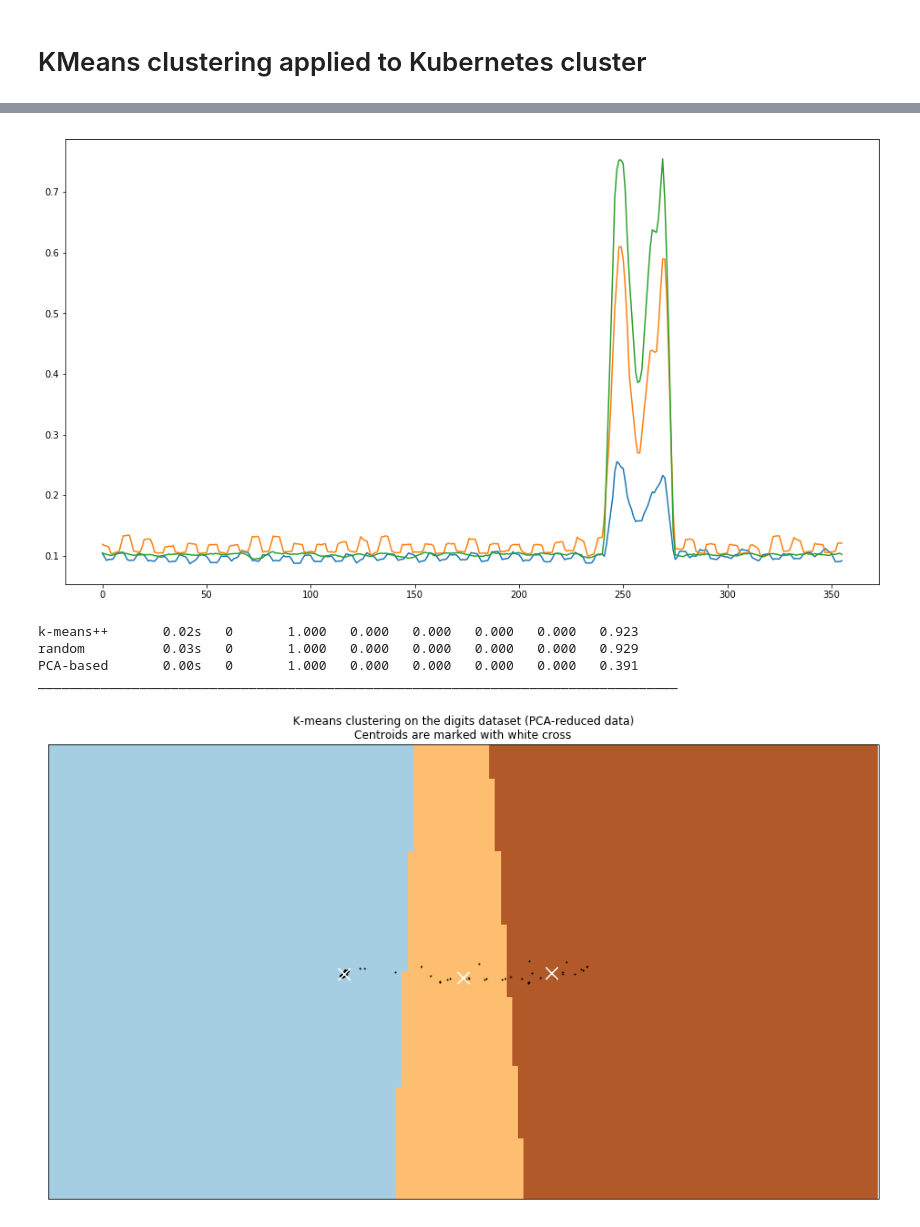
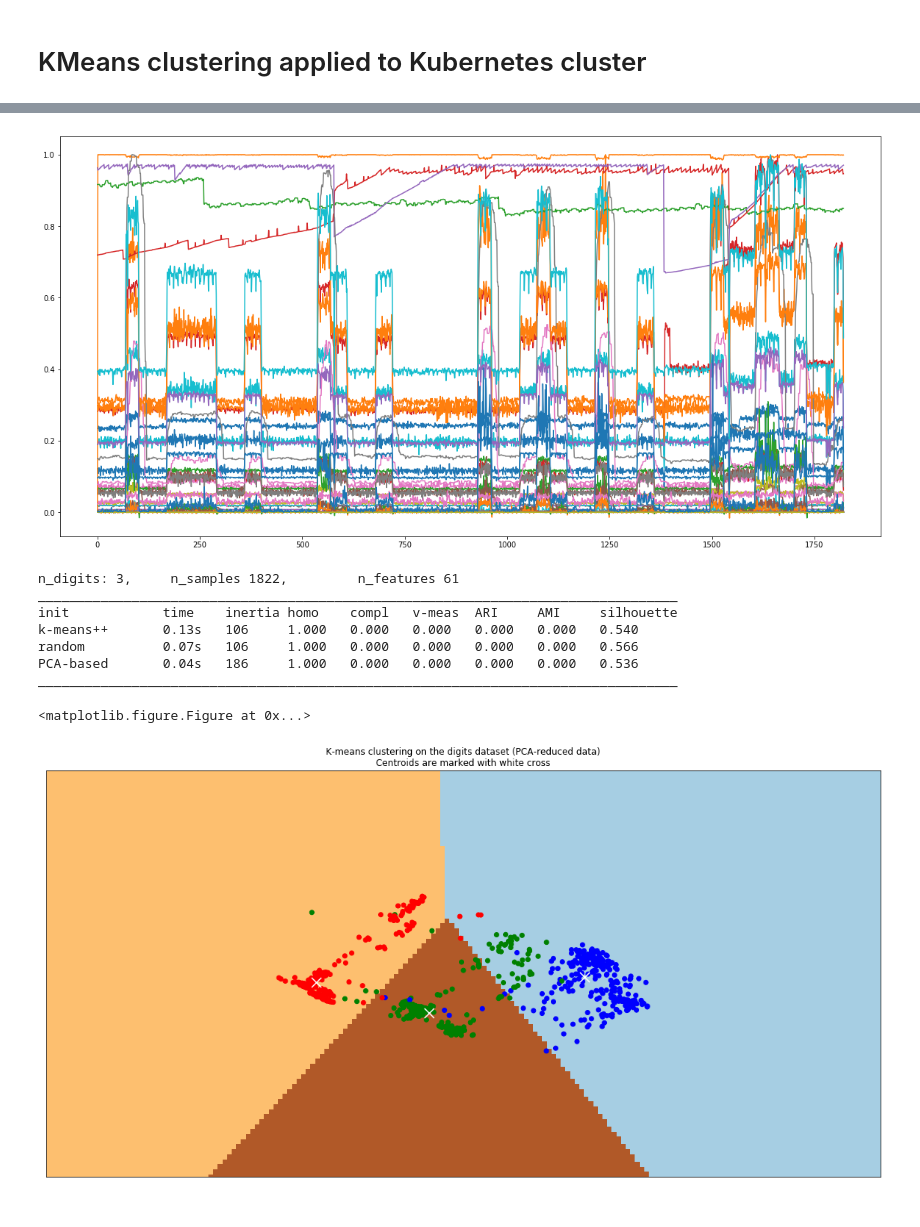
Before and after one commit to jakoblindqvist/kube-learn, a Jupyter notebook: notebook/KMeans.ipynb, the cells around one changed output, grey strips where cells are left out. Cells and saved outputs as stored; diff of their text form; code cells hidden in the pictures.

```diff
--- a/notebook/KMeans.ipynb
+++ b/notebook/KMeans.ipynb
@@ -2,7 +2,5 @@
 # KMeans clustering applied to Kubernetes cluster
 # %%
 # Define external functions and set figure size
-%run influxdb-fetcher.py
-%pylab inline
-pylab.rcParams['figure.figsize'] = (16, 9)
+%run influx-fetcher.py
 # %% [output]
@@ -21,12 +106,14 @@ node_cpu_norm = getInfluxData('192.168.104.186', 'node_cpu_norm')
 # %%
 # Plot data from database
 import matplotlib.pyplot as plt
 import numpy as np
 data = np.array(node_cpu_norm)
+plt.figure(figsize=(20,10))
 plt.plot(node_cpu_norm)
+
 plt.show()
 # %% [output]
-[figure, old version]
+[figure, new version]
 # %%
 # Apply KMeans clustering and plot the PCA-reduced result
 from time import time
@@ -49,11 +136,10 @@ labels = []
 for i in range(0,n_samples):
     labels.append(0);
 
-# sample_size = 300
-# print("n_digits: %d, \t n_samples %d, \t n_features %d"
-#      % (n_digits, n_samples, n_features))
-# print(82 * '_')
-# print('init\t\ttime\tinertia\thomo\tcompl\tv-meas\tARI\tAMI\tsilhouette')
+sample_size = 300
+print("n_digits: %d, \t n_samples %d, \t n_features %d" % (n_digits, n_samples, n_features))
+print(82 * '_')
+print('init\t\ttime\tinertia\thomo\tcompl\tv-meas\tARI\tAMI\tsilhouette')
 
 
 def bench_k_means(estimator, name, data):
@@ -105,13 +191,27 @@ Z = kmeans.predict(np.c_[xx.ravel(), yy.ravel()])
 # Put the result into a color plot
 Z = Z.reshape(xx.shape)
 plt.figure(1)
+plt.figure(figsize=(20,10))
 plt.clf()
 plt.imshow(Z, interpolation='nearest',
            extent=(xx.min(), xx.max(), yy.min(), yy.max()),
            cmap=plt.cm.Paired,
            aspect='auto', origin='lower')
 
-plt.plot(reduced_data[:, 0], reduced_data[:, 1], 'k.', markersize=2)
+#plt.plot(reduced_data[:, 0], reduced_data[:, 1], 'k.', markersize=2)
+colors = []
+for i, label in enumerate(y):
+    if label == 0:
+        #color = "ro"
+        colors.append("r")
+    elif label == 1:
+        #color = "go"
+        colors.append("g")
+    elif label == 2:
+        #color = "bo"
+        colors.append("b")
+
+plt.scatter(reduced_data[:, 0], reduced_data[:, 1], c = colors)
 # Plot the centroids as a white X
 centroids = kmeans.cluster_centers_
 plt.scatter(centroids[:, 0], centroids[:, 1],
@@ -125,8 +225,12 @@ plt.xticks(())
 plt.yticks(())
 plt.show()
 # %% [output]
-k-means++       0.02s   0       1.000   0.000   0.000   0.000   0.000   0.923
-random          0.03s   0       1.000   0.000   0.000   0.000   0.000   0.929
-PCA-based       0.00s   0       1.000   0.000   0.000   0.000   0.000   0.391
+n_digits: 3,     n_samples 1822,         n_features 61
 __________________________________________________________________________________
+init            time    inertia homo    compl   v-meas  ARI     AMI     silhouette
+k-means++       0.13s   106     1.000   0.000   0.000   0.000   0.000   0.540
+random          0.07s   106     1.000   0.000   0.000   0.000   0.000   0.566
+PCA-based       0.04s   186     1.000   0.000   0.000   0.000   0.000   0.536
+__________________________________________________________________________________
+<matplotlib.figure.Figure at 0x...>
-[figure, old version]
+[figure, new version]
```
Also changed, not shown: parts of 11 cells of this notebook, 18 other files.
